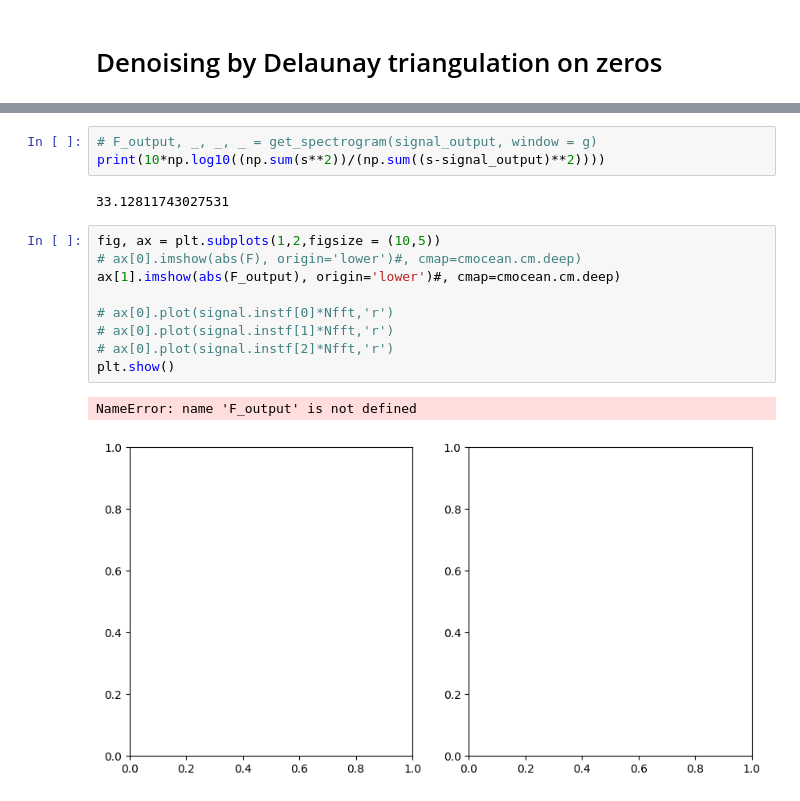
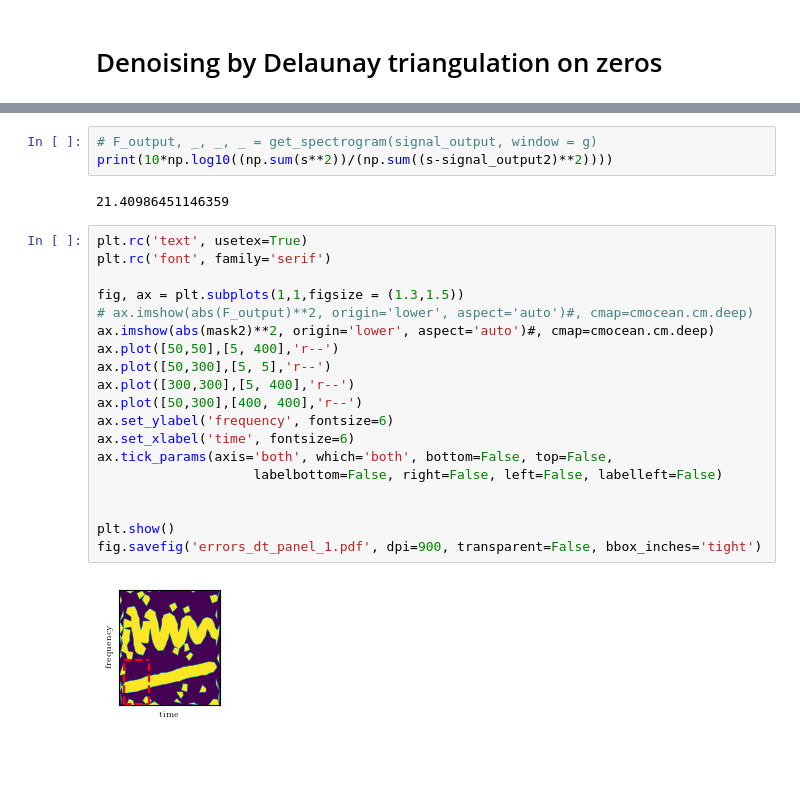
Before and after one commit to jmiramont/benchmarks-detection-denoising, a Jupyter notebook: notebooks/demo_method_delaunay_triangulation.ipynb, the cells around one changed output, grey strips where cells are left out. Drawn from its saved outputs; the diff is of its cells as text; blank space fills up the shorter version.

```diff
--- a/notebooks/demo_method_delaunay_triangulation.ipynb
+++ b/notebooks/demo_method_delaunay_triangulation.ipynb
@@ -88,17 +65,26 @@ Invertion...
 # %%
 # F_output, _, _, _ = get_spectrogram(signal_output, window = g)
-print(10*np.log10((np.sum(s**2))/(np.sum((s-signal_output)**2))))
+print(10*np.log10((np.sum(s**2))/(np.sum((s-signal_output2)**2))))
 # %% [output]
-33.12811743027531
+21.40986451146359
-# %%
-fig, ax = plt.subplots(1,2,figsize = (10,5))
-# ax[0].imshow(abs(F), origin='lower')#, cmap=cmocean.cm.deep)
-ax[1].imshow(abs(F_output), origin='lower')#, cmap=cmocean.cm.deep)
-
-# ax[0].plot(signal.instf[0]*Nfft,'r')
-# ax[0].plot(signal.instf[1]*Nfft,'r')
-# ax[0].plot(signal.instf[2]*Nfft,'r')
-plt.show()
-# %% [output]
-NameError: name 'F_output' is not defined
-[figure, removed]
+# %%
+plt.rc('text', usetex=True)
+plt.rc('font', family='serif')
+
+fig, ax = plt.subplots(1,1,figsize = (1.3,1.5))
+# ax.imshow(abs(F_output)**2, origin='lower', aspect='auto')#, cmap=cmocean.cm.deep)
+ax.imshow(abs(mask2)**2, origin='lower', aspect='auto')#, cmap=cmocean.cm.deep)
+ax.plot([50,50],[5, 400],'r--')
+ax.plot([50,300],[5, 5],'r--')
+ax.plot([300,300],[5, 400],'r--')
+ax.plot([50,300],[400, 400],'r--')
+ax.set_ylabel('frequency', fontsize=6)
+ax.set_xlabel('time', fontsize=6)
+ax.tick_params(axis='both', which='both', bottom=False, top=False,
+                    labelbottom=False, right=False, left=False, labelleft=False)
+
+
+plt.show()
+fig.savefig('errors_dt_panel_1.pdf', dpi=900, transparent=False, bbox_inches='tight')
+# %% [output]
+[figure, added]
```
Also changed, not shown: parts of 5 cells of this notebook, 4 other files.
